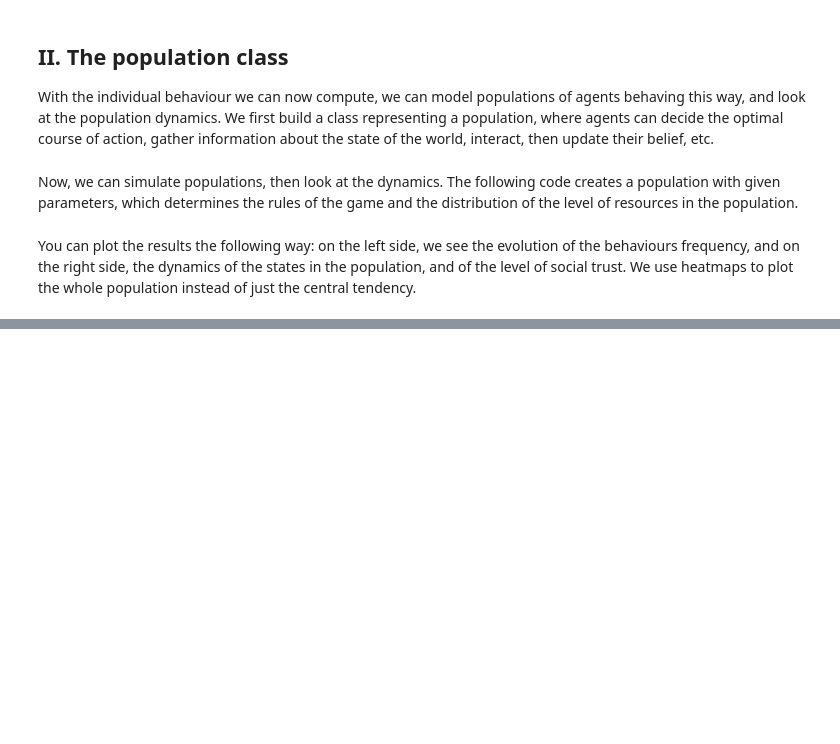
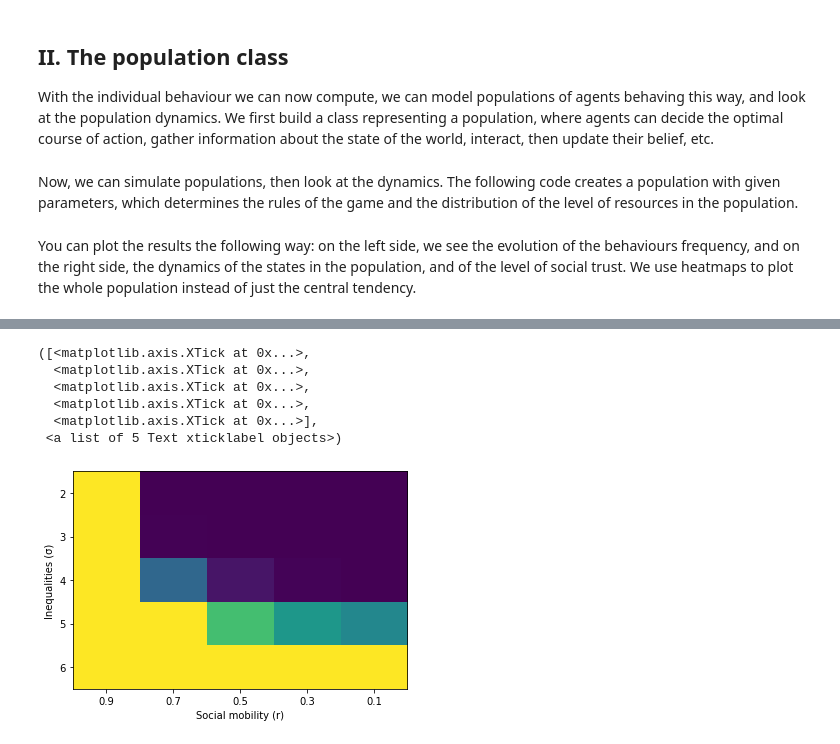
Before and after one commit to regicid/Deprivation-antisociality, a Jupyter notebook: Code.ipynb, the cells around one changed output, grey strips where cells are left out. Saved outputs shown, nothing was run; the diff lists cells and outputs as text; code cells hidden in the pictures; blank space fills up the shorter version.

```diff
--- a/Code.ipynb
+++ b/Code.ipynb
@@ -837,0 +857,33 @@ plt.tight_layout()
+# %%
+# This takes a long time to run
+
+affluence = 4
+n = 5
+a = 1.2
+SIGMA = [2,3,4,5,6]
+R = [0.9,0.7,0.5,0.3,0.1]
+
+RESULTS = np.empty(shape=(len(R),len(SIGMA)))
+for z,Z in enumerate(R):
+    r = Z
+    for i,I in enumerate(SIGMA):
+        A = []
+        for h in range(20):
+            if(h>3 and np.mean(A) > 0.98):
+                break
+            if(h>3 and np.mean(A) < 0.02):
+                break
+            P = Population()
+            Sigma = I
+            P.populate(affluence,Sigma,n,100)
+            for t in range(25):
+                P.collective_game()
+                P.information_foraging()
+                if t > 5 and P.history_cooperators_frequency[-1] > 0.98:
+                    break # This is just to speed up the code:
+                    # if there is no ambiguity (one equilibrium is reached certainly)
+                    # ...then we stop the loop to avoid wasting time
+            A.append(P.history_cooperators_frequency[-1])
+        RESULTS[z,i] = np.mean(A)
+        print(z,i)
+        print(np.mean(A))
@@ -837,0 +908,15 @@ plt.tight_layout()
+# %%
+plt.imshow(RESULTS,aspect = "auto")
+
+plt.ylabel("Inequalities (σ)")
+plt.xlabel("Social mobility (r)")
+plt.yticks(np.arange(5),SIGMA)
+plt.xticks(np.arange(5),R)
+# %% [output]
+([<matplotlib.axis.XTick at 0x...>,
+  <matplotlib.axis.XTick at 0x...>,
+  <matplotlib.axis.XTick at 0x...>,
+  <matplotlib.axis.XTick at 0x...>,
+  <matplotlib.axis.XTick at 0x...>],
+ <a list of 5 Text xticklabel objects>)
+[figure, added]
```
Also changed, not shown: parts of 10 cells of this notebook.
